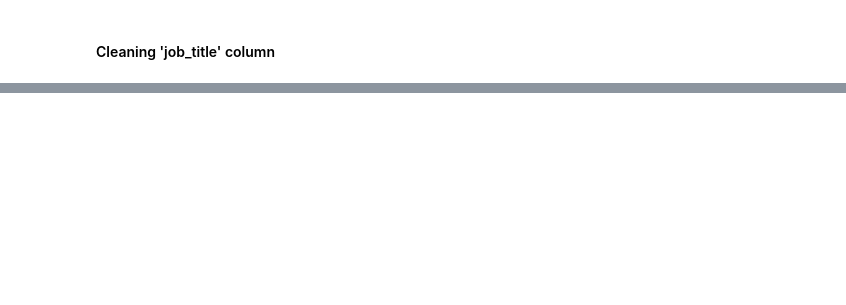
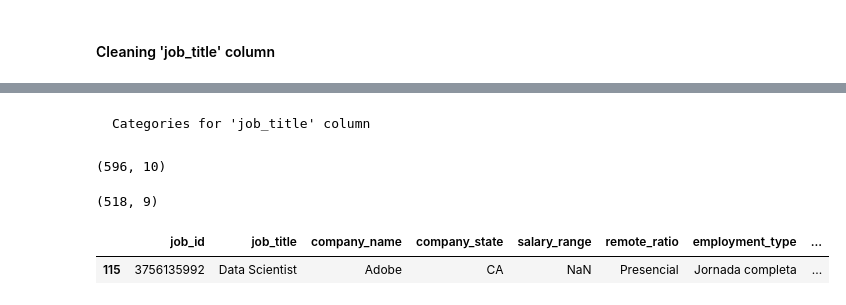
Before and after one commit to niniet98/FINAL-PROJECT, a Jupyter notebook: notebooks/04_linkedin_cleaning.ipynb, the cells around one changed output, grey strips where cells are left out. Drawn from its saved outputs; the diff is of its cells as text; code cells hidden in the pictures; blank space fills up the shorter version.

```diff
--- a/notebooks/04_linkedin_cleaning.ipynb
+++ b/notebooks/04_linkedin_cleaning.ipynb
@@ -315,6 +336,10 @@ def clean_salary(row):
     elif match_ry:
         min_ = match_ry.group(1)
         max_ = match_ry.group(2)
+        if len(min_) <= 3:
+            min_ += '000'
+        if len(max_) <= 3:
+            max_ += '000'
         num_y = float(min_.replace('.', '')) + float(max_.replace('.', '')) / 2
         return int(num_y)
     elif match_rm:
@@ -382,8 +407,10 @@ def standarize_job(row):
             return 'Data Engineer'
         elif 'analyst' in title:
             return 'Data Analyst'
-    elif 'machine' in title and 'learning' in title:
+    elif ('machine' in title and 'learning' in title) or ('ml' in title and 'engineer' in title):
         return 'Machine Learning Engineer'
+    elif 'deep' in title and 'learning' in title and 'engineer' in title:
+        return 'Deep Learning Engineer'
     elif 'junior' in title:
         if 'data' in title and 'engineer' in title:
             return 'Data Engineer'
@@ -397,7 +424,6 @@ def standarize_job(row):
         else:
             return 'BI Engineer'
     elif 'artificial intelligence' in title or 'ai' in title:
-        print(title)
         if 'research engineer' in title:
             return 'Research Engineer'
         elif 'ml' in title:
@@ -409,6 +435,7 @@ def standarize_job(row):
     else:
         return str(row)
 
+
 linkedin['job_title'] = linkedin['job_title'].apply(standarize_job)
-linkedin['job_title'].value_counts()
+linkedin['job_title'].unique()
 # %% [output]
@@ -439,2 +459,33 @@ Name: count, Length: 71, dtype: int64
+# %% [markdown]
+    Categories for 'job_title' column
+# %%
+categories = [
+    'Data Engineer',
+    'Data Analyst',
+    'Data Scientist',
+    'Machine Learning Engineer',
+    'Deep Learning Engineer',
+    'BI Analyst',
+    'Business Analyst',
+    'BI Engineer',
+    'Research Engineer',
+    'AI Engineer'
+]
+# %%
+linkedin.shape
+# %% [output]
+(596, 10)
+# %%
+linkedin = linkedin[linkedin['job_title'].isin(categories)]
+linkedin = linkedin.drop(columns=['employees'])
+# %%
+linkedin.shape
+# %% [output]
+(518, 9)
+# %%
+linkedin[linkedin['job_id'] == 3756135992]
+# %% [output]
+|  | job_id | job_title | company_name | company_state | salary_range | remote_ratio | employment_type | ... |
+| 115 | 3756135992 | Data Scientist | Adobe | CA | NaN | Presencial | Jornada completa | ... |
 # %%
 linkedin.to_csv('../data/linkedin_standarized.csv', index=False)
```
Also changed, not shown: parts of 19 cells of this notebook, 5 other files.
